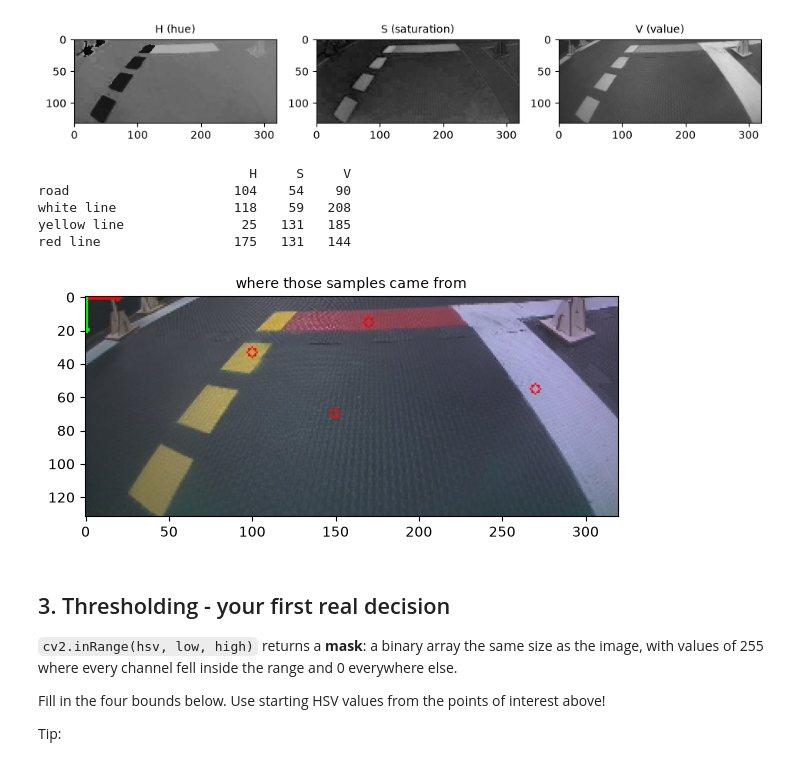
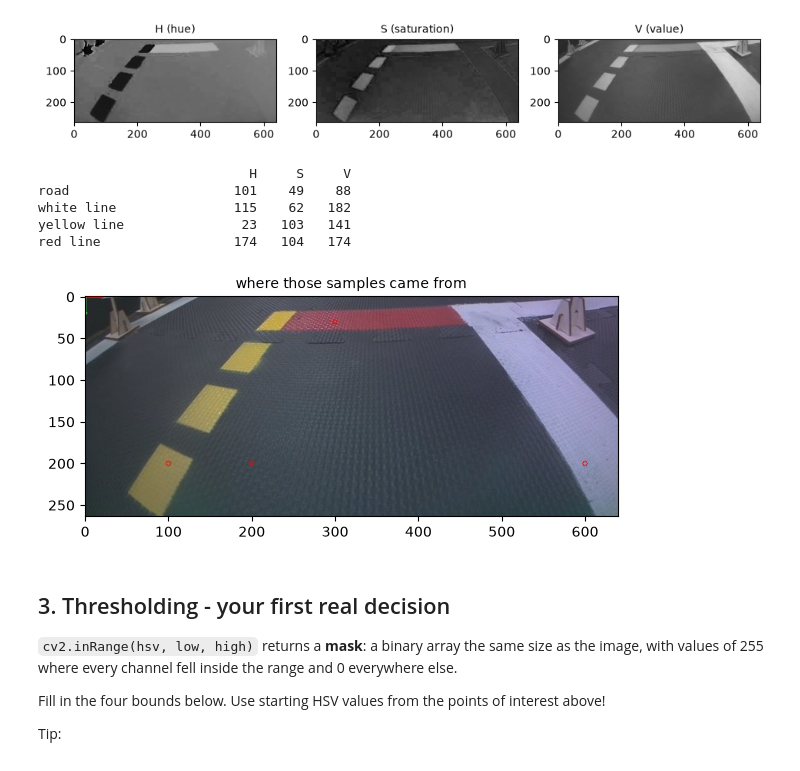
Before and after one commit to bja1701/dt_lab4, a Jupyter notebook: notebooks/lane_detection_activity.ipynb, the cells around one changed output. Saved outputs shown, nothing was run; the diff lists cells and outputs as text; code cells hidden in the pictures.

```diff
--- a/notebooks/lane_detection_activity.ipynb
+++ b/notebooks/lane_detection_activity.ipynb
@@ -104,7 +102,7 @@ Two separate reasons for those two steps, and it is worth keeping them apart:
 * Crop is about relevance - What part of the image do you want to see?
 # %%
 # TODO: Tune parameters to what you think it should be for your bot.
-IMG_SIZE = (320, 240)       # (width, height). The original is (640, 480); keep its aspect ratio.
+IMG_SIZE = (640,480)       # (width, height). The original is (640, 480); keep its aspect ratio.
 TOP_CUTOFF = .45     # fraction of top of image to throw away (to remove non-road or far away road)
 
 # Resize
@@ -180,37 +177,35 @@ show(h, s, v, titles=["H (hue)", "S (saturation)", "V (value)"], size=3.2, ticks
 # %%
 # TODO: Read the actual numbers off four places in the image.
 # Fill in each as an (x, y) tuple, using the pixel axes above.
 points = {
-    "road":              (150, 70),
-    "white line":        (270, 55),
-    "yellow line":       (100, 33),
-    "red line":          (170, 15),
+    "road":              (200, 200),
+    "white line":        (600, 200),
+    "yellow line":       (100, 200),
+    "red line":          (300, 30),
 }
 
 # Print the HSV values for the points of interest.
 print(f"{'':22s} {'H':>5s} {'S':>5s} {'V':>5s}")
 for name, (x, y) in points.items():
     print(f"{name:22s} {hsv[y,x,0]:5d} {hsv[y,x,1]:5d} {hsv[y,x,2]:5d}")
 
 # Mark the points of interest on the image
 marked = cropped.copy()
 for name, (x, y) in points.items():
     cv2.circle(marked, (x, y), 3, (0, 0, 255), 1)
 
 # Draw the x, y coordinate system arrows
 cv2.arrowedLine(marked, (0, 0), (20, 0), (0, 0, 255), 2)  # x-axis (red)
 cv2.arrowedLine(marked, (0, 0), (0, 20), (0, 255, 0), 2)  # y-axis (green)
 
-# show(cropped, ticks=True, size=6)
-
 show(marked, titles=["where those samples came from"], size=6, ticks=True)
 # %% [output]
                            H     S     V
-road                     104    54    90
-white line               118    59   208
-yellow line               25   131   185
-red line                 175   131   144
+road                     101    49    88
+white line               115    62   182
+yellow line               23   103   141
+red line                 174   104   174
-[figure, old version]
+[figure, new version]
 # %% [markdown]
 ## 3. Thresholding - your first real decision
 
```
Also changed, not shown: parts of 12 cells of this notebook.
